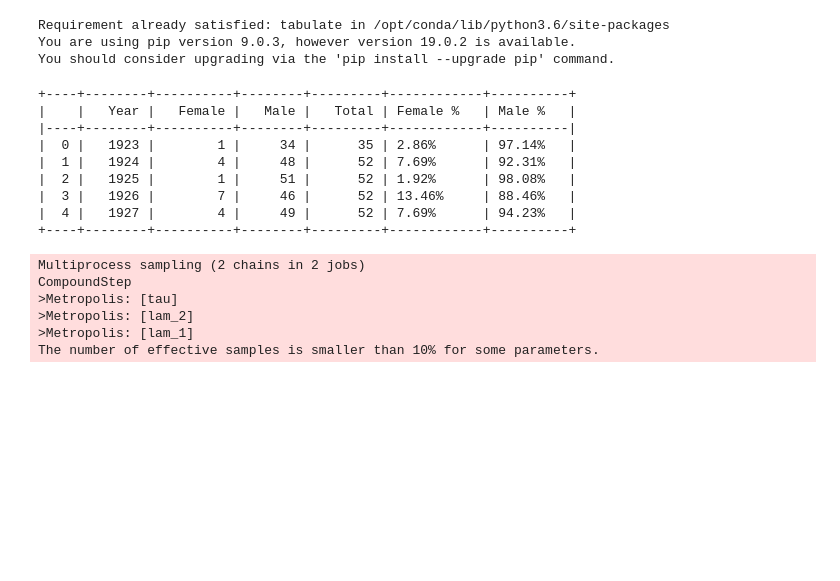
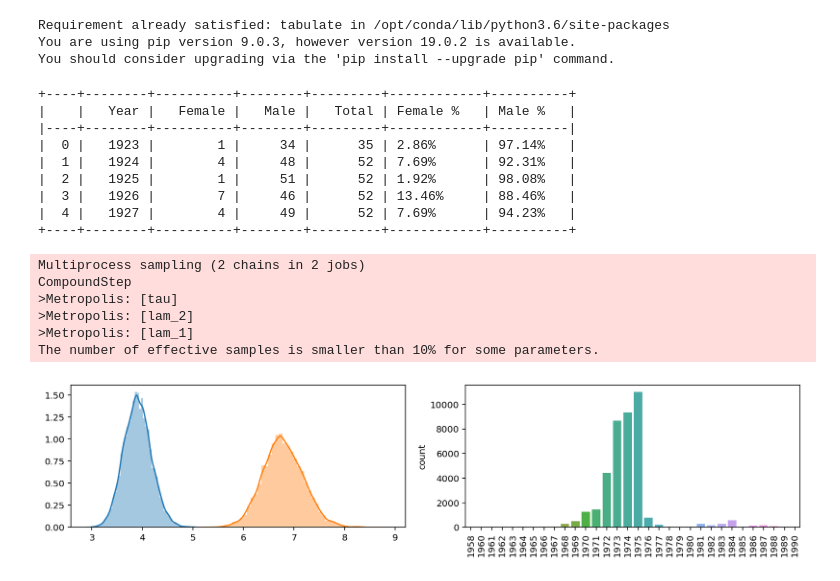
Before and after one commit to jgoerner/advanced-statistics, a Jupyter notebook: statistics/notebooks/Readingguide-3.ipynb, the cells around one changed output. Cells and saved outputs as stored; diff of their text form; code cells hidden in the pictures; blank space fills up the shorter version.

```diff
--- a/statistics/notebooks/Readingguide-3.ipynb
+++ b/statistics/notebooks/Readingguide-3.ipynb
@@ -405,31 +405,32 @@ with pm.Model() as model:
     tau = pm.DiscreteUniform("tau", lower=1923, upper=1923+N)
     idx = np.arange(1923, 1923+N)
     lam = pm.math.switch(tau > idx, lam_1, lam_2)
     female = pm.Poisson("female", lam, observed=data.Female)
     step = pm.Metropolis()
     trace = pm.sample(20000, tune=5000, step=step)
 
 # Plot
 fig, ax = plt.subplots(nrows=1, ncols=2)
 sns.distplot(trace["lam_1"], label="λ1", ax=ax[0])
 sns.distplot(trace["lam_2"], label="λ2", ax=ax[0])
 sns.countplot(trace["tau"], ax=ax[1])
 plt.xticks(rotation=90)
 plt.tight_layout()
-plt.save
+plt.savefig("./results/3-14-times-magazine.png")
 # %% [output]
 +----+--------+----------+--------+---------+------------+----------+
 |    |   Year |   Female |   Male |   Total | Female %   | Male %   |
 |----+--------+----------+--------+---------+------------+----------|
 |  0 |   1923 |        1 |     34 |      35 | 2.86%      | 97.14%   |
 |  1 |   1924 |        4 |     48 |      52 | 7.69%      | 92.31%   |
 |  2 |   1925 |        1 |     51 |      52 | 1.92%      | 98.08%   |
 |  3 |   1926 |        7 |     46 |      52 | 13.46%     | 88.46%   |
 |  4 |   1927 |        4 |     49 |      52 | 7.69%      | 94.23%   |
 +----+--------+----------+--------+---------+------------+----------+
 Multiprocess sampling (2 chains in 2 jobs)
 CompoundStep
 >Metropolis: [tau]
 >Metropolis: [lam_2]
 >Metropolis: [lam_1]
 The number of effective samples is smaller than 10% for some parameters.
+[figure, added]
```
Also changed, not shown: parts of 4 cells of this notebook, 5 other files.
